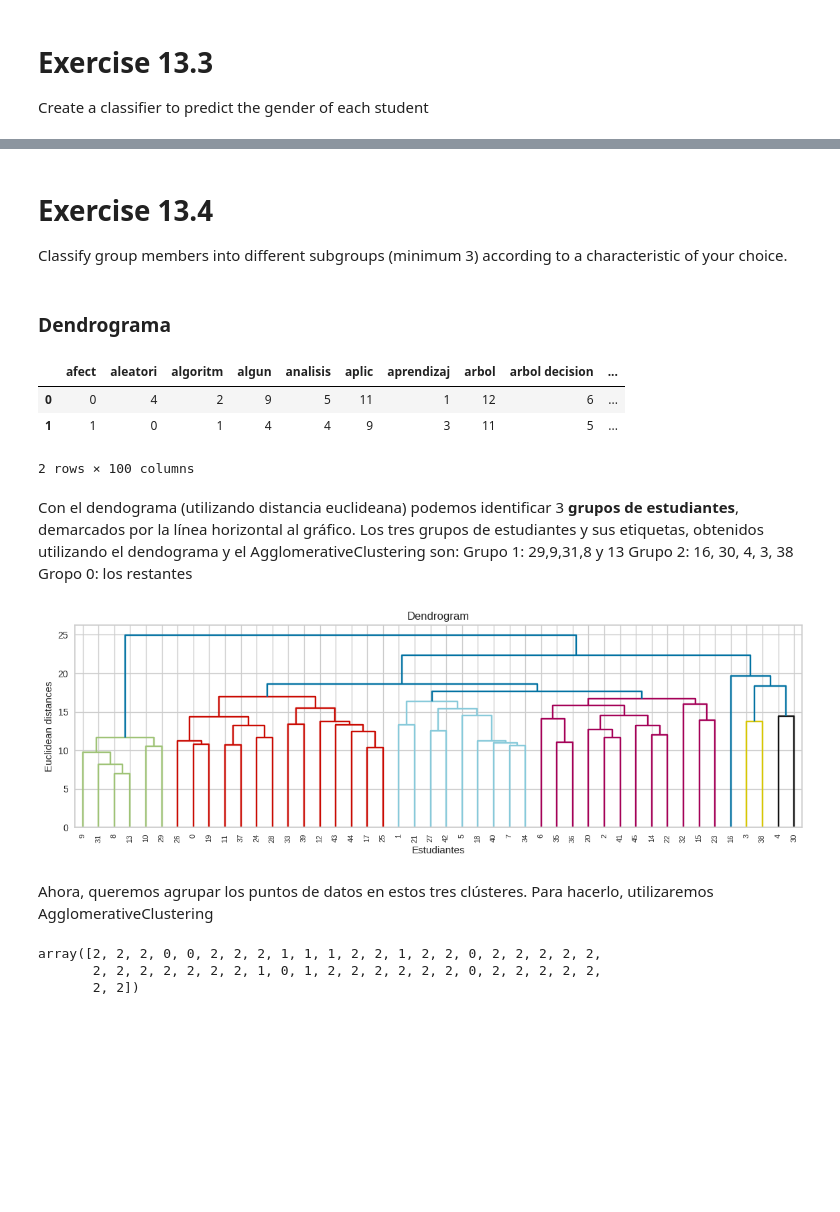
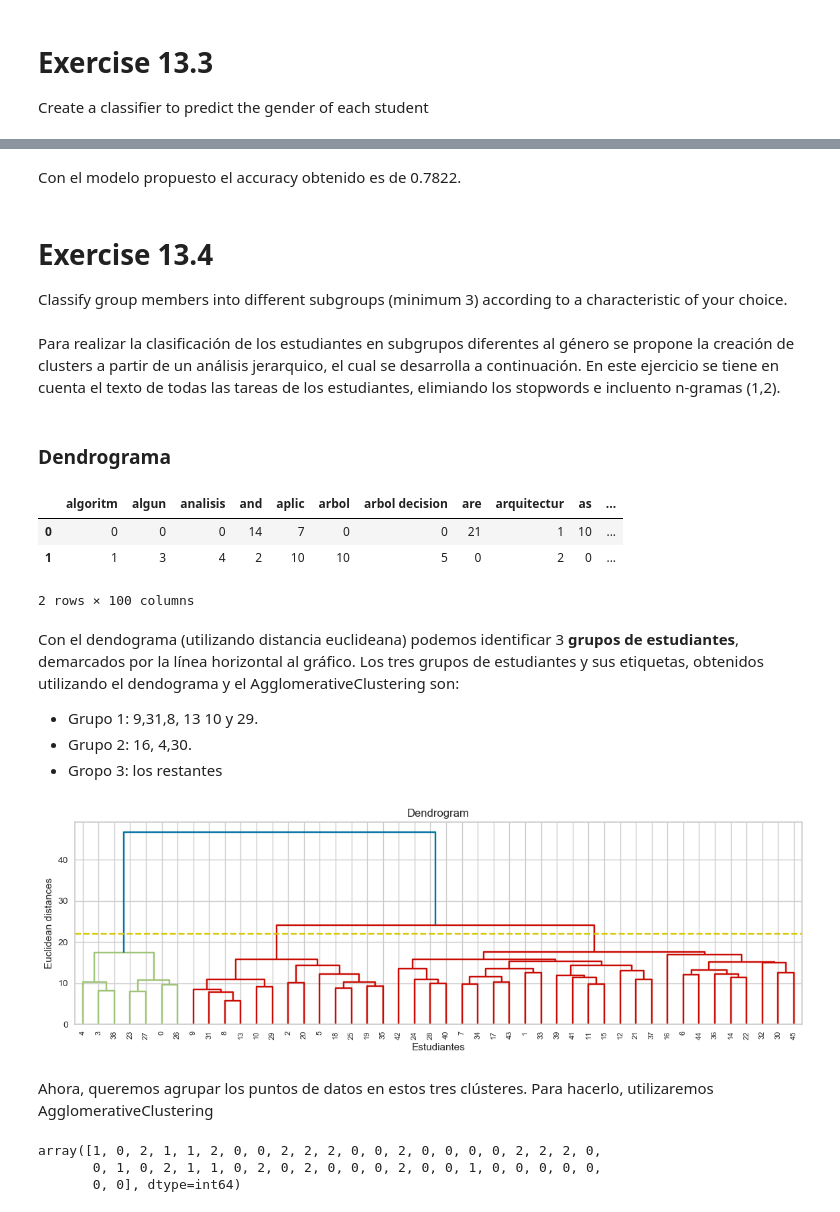
Before and after one commit to NecesitoUnNick/S3, a Jupyter notebook: E13-ClassHomeworksAnalysis.ipynb, the cells around one changed output, grey strips where cells are left out. Drawn from its saved outputs; the diff is of its cells as text; code cells hidden in the pictures; blank space fills up the shorter version.

```diff
--- a/E13-ClassHomeworksAnalysis.ipynb
+++ b/E13-ClassHomeworksAnalysis.ipynb
@@ -65,0 +73,13 @@ Inicialmente realizamos la traducción de los texto de inglés a español pero e
+# %%
+#Detección idioma de la tarea
+for j in data.columns[1:]:
+  data[j+ '  lang']=np.zeros(len(data.index))
+
+for j in range(7,13):
+  for i in range(0, len(data.index)):
+      try:
+        temp=data.loc[i,data.columns[j-6]]
+        lang = detect(temp)
+        data.loc[i,data.columns[j]]=lang
+      except:
+        data.loc[i,data.columns[j]]='otro'
@@ -72,0 +133,3 @@ translator = Translator()
+# %%
+data = data.iloc[:,[0,1,2,3,4,5,6]]
+data.head()
@@ -99,0 +177,11 @@ data['E11'] = data['E11'].apply(translator.translate,src='en',dest='es').apply(g
+# %%
+#Conteo de la cantidad de palabras por tarea para cada uno de los estudiantes
+for j in data.columns[1:]:
+  data[j+ 'q']=np.zeros(len(data.index))
+# %%
+for j in range(1,7):
+  for i in range(0, len(data.index)):
+      try:
+        data.loc[i,data.columns[j+6]] = sum(1 for word in (data.loc[i,data.columns[j]]).split() if word.isalpha())
+      except:
+        data.loc[i,data.columns[j+6]]=0
@@ -374,6 +733,10 @@ El accuracy de este modelos es:  0.7822222222222222
+# %% [markdown]
+Con el modelo propuesto el accuracy obtenido es de 0.7822.
 # %% [markdown]
 # Exercise 13.4
 Classify group members into different subgroups (minimum 3) according to a characteristic of your choice.
+# %% [markdown]
+Para realizar la clasificación de los estudiantes en subgrupos diferentes al género se propone la creación de clusters a partir de un análisis jerarquico, el cual se desarrolla a continuación. En este ejercicio se tiene en cuenta el texto de todas las tareas de los estudiantes, elimiando los stopwords e incluento n-gramas (1,2).
 # %% [markdown]
 ### Dendrograma
 # %%
@@ -393,16 +756,16 @@ dataF = pd.DataFrame(tempF, columns=vectF.get_feature_names())
 
 dataF.head(2)
 # %% [output]
-|  | afect | aleatori | algoritm | algun | analisis | aplic | aprendizaj | arbol | arbol decision | ... |
-| 0 | 0 | 4 | 2 | 9 | 5 | 11 | 1 | 12 | 6 | ... |
-| 1 | 1 | 0 | 1 | 4 | 4 | 9 | 3 | 11 | 5 | ... |
+|  | algoritm | algun | analisis | and | aplic | arbol | arbol decision | are | arquitectur | as | ... |
+| 0 | 0 | 0 | 0 | 14 | 7 | 0 | 0 | 21 | 1 | 10 | ... |
+| 1 | 1 | 3 | 4 | 2 | 10 | 10 | 5 | 0 | 2 | 0 | ... |
 2 rows × 100 columns
 # %% [markdown]
 Con el dendograma (utilizando distancia euclideana) podemos identificar 3 **grupos de estudiantes**, demarcados por la línea horizontal al gráfico.
 Los tres grupos de estudiantes y sus etiquetas, obtenidos utilizando  el dendograma y el AgglomerativeClustering son:
-Grupo 1: 29,9,31,8 y 13
-Grupo 2: 16, 30, 4, 3, 38
-Gropo 0: los restantes
+* Grupo 1: 9,31,8, 13 10 y 29.
+* Grupo 2: 16, 4,30.
+* Gropo 3: los restantes
 # %%
 X= dataF
 pd.DataFrame(X.columns)
@@ -411,13 +774,13 @@ X = preprocessing.scale(X) # Se re escalan las variables
 # %%
 figure(num=None, figsize=(14, 4), dpi=100, facecolor='w', edgecolor='k')
 dendrogram = sch.dendrogram(sch.linkage(X, method  = "ward"))
-plt.axhline(y=65, color='y', linestyle='--')
+plt.axhline(y=22, color='y', linestyle='--')
 plt.title('Dendrogram')
 plt.xlabel('Estudiantes')
 plt.ylabel('Euclidean distances')
 plt.show()
 # %% [output]
-[figure, old version]
+[figure, new version]
 # %% [markdown]
 Ahora, queremos agrupar los puntos de datos en estos tres clústeres. Para hacerlo, utilizaremos AgglomerativeClustering
 # %%
@@ -427,8 +790,8 @@ hc = AgglomerativeClustering(n_clusters = 3, affinity = 'euclidean', linkage = '
 y_hc = hc.fit_predict(X)
 y_hc #muestra las tres etiquetas de datos de los grupos
 # %% [output]
-array([2, 2, 2, 0, 0, 2, 2, 2, 1, 1, 1, 2, 2, 1, 2, 2, 0, 2, 2, 2, 2, 2,
-       2, 2, 2, 2, 2, 2, 2, 1, 0, 1, 2, 2, 2, 2, 2, 2, 0, 2, 2, 2, 2, 2,
-       2, 2])
+array([1, 0, 2, 1, 1, 2, 0, 0, 2, 2, 2, 0, 0, 2, 0, 0, 0, 0, 2, 2, 2, 0,
+       0, 1, 0, 2, 1, 1, 0, 2, 0, 2, 0, 0, 0, 2, 0, 0, 1, 0, 0, 0, 0, 0,
+       0, 0], dtype=int64)
 # %%
 #se visualizan los tres grupos de estudiantes similares según las palabras utilizadas por ellos
```
Also changed, not shown: parts of 103 cells of this notebook, 2 other files.
